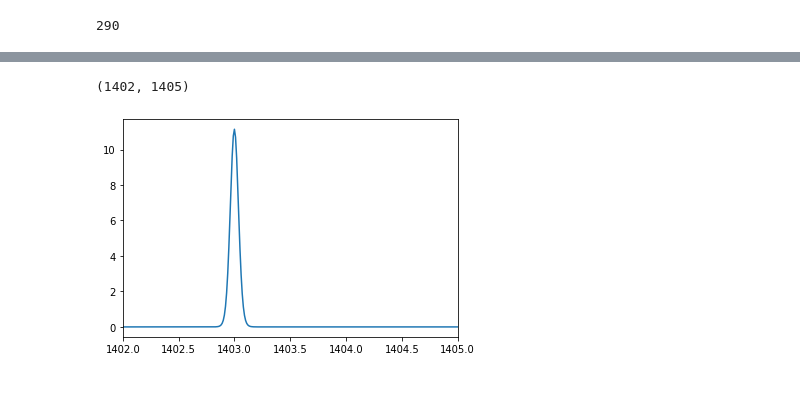
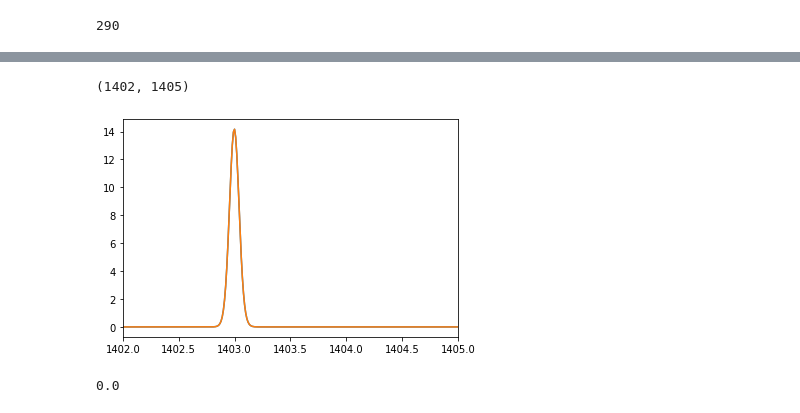
Before and after one commit to wilashfie/synth_spec, a Jupyter notebook: no_flare.ipynb, the cells around one changed output, grey strips where cells are left out. Saved outputs shown, nothing was run; the diff lists cells and outputs as text; code cells hidden in the pictures.

```diff
--- a/no_flare.ipynb
+++ b/no_flare.ipynb
@@ -32,6 +32,12 @@ los_x = tube.tarr.x[time].T[0]
 n_e = tube.tarr.epamu[time]*tube.tarr.rho[time]/1.67e-8 # number density
 b = tube.tarr.b[time]
 dl_e = tube.tarr.dl_e[time]
+# %%
+# nei/eqi arrays at time =time
+f_nei=frac.arrs.f_nei[0]
+f_nei = f_nei[:,time]
+f_eqi=frac.arrs.f_eqi[0]
+f_eqi = f_eqi[:,time]
 # %%
 # interpolate our GofT data
 te = 10**log10T
@@ -51,8 +57,8 @@ n_e_s = n_e[i_min:i_max]
 b_s = b[i_min:i_max]
 dl_e_s = dl_e[i_min:i_max]
 G_s = G[i_min:i_max]
-#f_nei_s = f_nei[i_min:i_max]
-#f_eqi_s = f_eqi[i_min:i_max]
+f_nei_s = f_nei[i_min:i_max]
+f_eqi_s = f_eqi[i_min:i_max]
 # %%
 # interpolate
 N=10*n_s
@@ -66,8 +72,8 @@ int_ne = interp1d(i_s,n_e_s,kind='linear')
 int_b = interp1d(i_s,b_s,kind='linear')
 int_dl_e = interp1d(i_s,dl_e_s,kind='linear')
 int_G = interp1d(i_s,G_s,kind='linear')
-#int_fnei = interp1d(i_s,f_nei_s,kind='linear')
-#int_feqi = interp1d(i_s,f_eqi_s,kind='linear')
+int_fnei = interp1d(i_s,f_nei_s,kind='linear')
+int_feqi = interp1d(i_s,f_eqi_s,kind='linear')
 
 # new, interpolated arrays from tarr/tube
 x = int_x(ii)
@@ -77,12 +83,12 @@ ne = int_ne(ii)
 B = int_b(ii)
 Dl = int_dl_e(ii)
 g = int_G(ii)
-#nei = int_fnei(ii)
-#eqi = int_feqi(ii)
+nei = int_fnei(ii)
+eqi = int_feqi(ii)
 
 # factor to multiply GofT by to get actual emission given NEI
-#factor = nei/eqi
-#np.nan_to_num(factor, copy=False, nan=1); # replace inf values with 1 (due to zeros in eqi)
+factor = nei/eqi
+np.nan_to_num(factor, copy=False, nan=1); # replace inf values with 1 (due to zeros in eqi)
 # %%
 # process to create volume given per flux (per Maxwell)
 #A = flux/B # replace by area of pixel in Mm (~0.01 Mm^2)
@@ -108,7 +114,7 @@ freq = c/line*1e3
 v_inst = 3.9 # instrumental broadening (km/s)
 sig_inst = v_inst/freq
 #v_nt = 20.0 # non-thermal broadening (km/s) [De Pontieu et al, 2015] -- rough estimate for broadening
-sig_nt = v_nt/freq
+#sig_nt = v_nt/freq
 sig_th = line*np.sqrt(kb*1e6*T/mass)/(c*1e6) # thermal broadening (in ˚A)
 #sig = np.sqrt(sig_th**2+sig_nt**2+sig_inst**2) # total broadening
 sig = np.sqrt(sig_th**2+sig_inst**2) # total broadening
@@ -118,8 +124,8 @@ nn=10*(n_s-1)
 emissNEI = np.empty([nn,len(ll)])
 emiss = emissNEI
 for i in range(nn):
-    #emissNEI[i,:] = photo_fac*EM[i]*factor[i]*10**g[i]/np.sqrt(2*np.pi)/sig[i]*np.exp(-(ll-line-line*v[i]/c)**2/(2*sig[i]**2))
-    emiss[i,:] = photo_fac*EM[i]*10**g[i]/np.sqrt(2*np.pi*sig[i])*np.exp(-(ll-line-line*v[i]/c)**2/(2*sig[i]**2))
+    emissNEI[i,:] = photo_fac*EM[i]*factor[i]*10**g[i]/np.sqrt(2*np.pi)/sig[i]*np.exp(-(ll-line-line*v[i]/c)**2/(2*sig[i]**2))
+    emiss[i,:] = photo_fac*EM[i]*10**g[i]/np.sqrt(2*np.pi)/sig[i]*np.exp(-(ll-line-line*v[i]/c)**2/(2*sig[i]**2))
 # %%
 jjs = np.where(emiss>0)
 np.unique(jjs[0])
@@ -142,10 +146,16 @@ plt.plot(emiss);
 # %%
 tot_emiss = np.sum(emiss,axis=0)
-plt.plot(ll,tot_emiss)
+tot_emissNEI = np.sum(emissNEI,axis=0)
+plt.plot(ll,tot_emiss,ll,tot_emissNEI)
 plt.xlim(1402,1405)
 # %% [output]
 (1402, 1405)
-[figure, old version]
+[figure, new version]
+# %%
+diff = tot_emiss-tot_emissNEI
+np.max(diff)
+# %% [output]
+0.0
 # %%
 def oneGauss(x, amp1,cen1,sigma1):
     return amp1*(np.exp((-1.0/2.0)*(((x-cen1)/sigma1)**2)))
```
Also changed, not shown: parts of 14 cells of this notebook.
